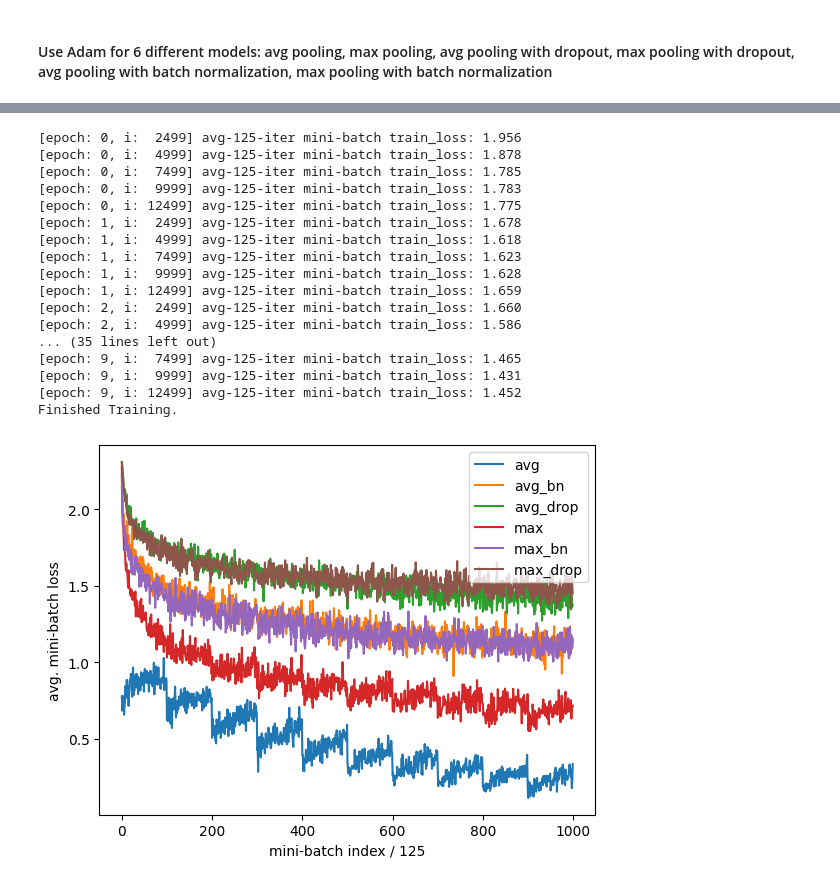
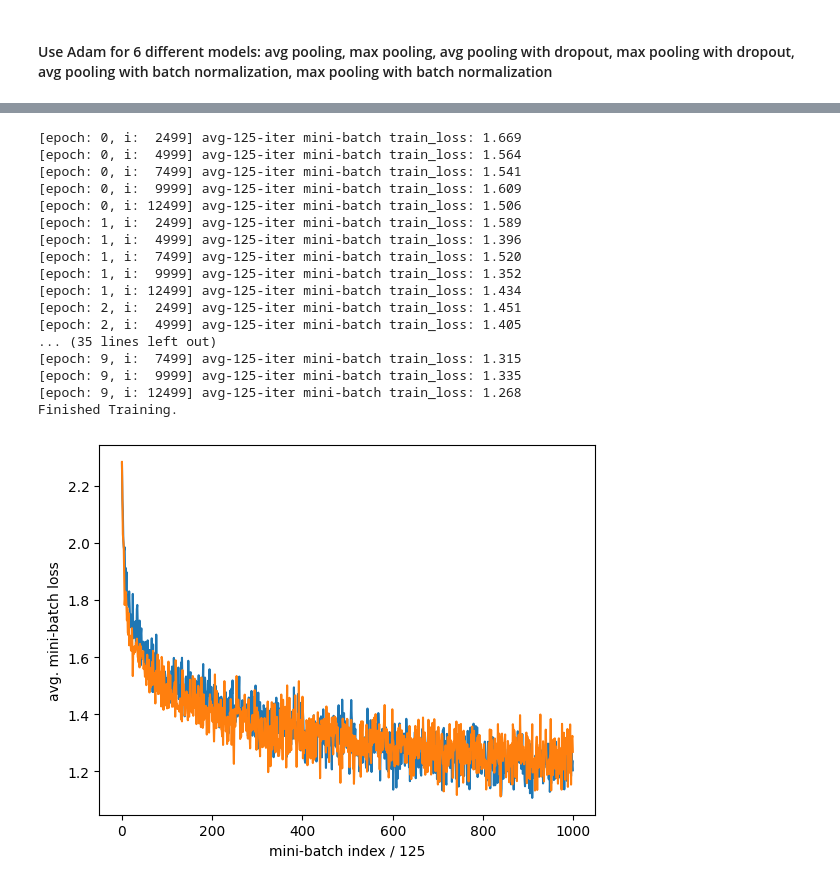
Before and after one commit to hao24real/storage_efficient_cnn, a Jupyter notebook: hw4.ipynb, the cells around one changed output, grey strips where cells are left out. Cells and saved outputs as stored; diff of their text form; code cells hidden in the pictures.

```diff
--- a/hw4.ipynb
+++ b/hw4.ipynb
@@ -879,7 +881,7 @@ for epoch in range(epochs):  # Loop over the dataset multiple times.
         running_train_loss += train_loss.item()
 
         # this is for recording training accuracy
-        _, predicted = torch.max(train_output, 1)
+        _, predicted = torch.max(train_output.data, 1)
         train_total += labels.size(0)
         train_correct += (predicted == labels).sum().item()
 
@@ -908,7 +910,7 @@ for epoch in range(epochs):  # Loop over the dataset multiple times.
             inputs, labels = inputs.to(device), labels.to(device)
             test_output = avg_drop_net(inputs)
             # get the class which has the maximum probability
-            _, predicted = torch.max(test_output, 1)
+            _, predicted = torch.max(test_output.data, 1)
             test_total += labels.size(0)
             test_correct += (predicted == labels).sum().item()
 
@@ -990,7 +992,7 @@ for epoch in range(epochs):  # Loop over the dataset multiple times.
         running_train_loss += train_loss.item()
 
         # this is for recording training accuracy
-        _, predicted = torch.max(train_output, 1)
+        _, predicted = torch.max(train_output.data, 1)
         train_total += labels.size(0)
         train_correct += (predicted == labels).sum().item()
 
@@ -1019,7 +1021,7 @@ for epoch in range(epochs):  # Loop over the dataset multiple times.
             inputs, labels = inputs.to(device), labels.to(device)
             test_output = max_net(inputs)
             # get the class which has the maximum probability
-            _, predicted = torch.max(test_output, 1)
+            _, predicted = torch.max(test_output.data, 1)
             test_total += labels.size(0)
             test_correct += (predicted == labels).sum().item()
 
@@ -1101,7 +1103,7 @@ for epoch in range(epochs):  # Loop over the dataset multiple times.
         running_train_loss += train_loss.item()
 
         # this is for recording training accuracy
-        _, predicted = torch.max(train_output, 1)
+        _, predicted = torch.max(train_output.data, 1)
         train_total += labels.size(0)
         train_correct += (predicted == labels).sum().item()
 
@@ -1130,7 +1132,7 @@ for epoch in range(epochs):  # Loop over the dataset multiple times.
             inputs, labels = inputs.to(device), labels.to(device)
             test_output = max_bn_net(inputs)
             # get the class which has the maximum probability
-            _, predicted = torch.max(test_output, 1)
+            _, predicted = torch.max(test_output.data, 1)
             test_total += labels.size(0)
             test_correct += (predicted == labels).sum().item()
 
@@ -1212,7 +1214,7 @@ for epoch in range(epochs):  # Loop over the dataset multiple times.
         running_train_loss += train_loss.item()
 
         # this is for recording training accuracy
-        _, predicted = torch.max(train_output, 1)
+        _, predicted = torch.max(train_output.data, 1)
         train_total += labels.size(0)
         train_correct += (predicted == labels).sum().item()
 
@@ -1241,7 +1243,7 @@ for epoch in range(epochs):  # Loop over the dataset multiple times.
             inputs, labels = inputs.to(device), labels.to(device)
             test_output = max_drop_net(inputs)
             # get the class which has the maximum probability
-            _, predicted = torch.max(test_output, 1)
+            _, predicted = torch.max(test_output.data, 1)
             test_total += labels.size(0)
             test_correct += (predicted == labels).sum().item()
 
@@ -1255,36 +1257,36 @@ print('Finished Training.')
 PATH = './cifar_max_drop_net_adam.pth'
 torch.save(max_drop_net.state_dict(), PATH)
 # %% [output]
-[epoch: 0, i:  2499] avg-125-iter mini-batch train_loss: 1.956
-[epoch: 0, i:  4999] avg-125-iter mini-batch train_loss: 1.878
-[epoch: 0, i:  7499] avg-125-iter mini-batch train_loss: 1.785
-[epoch: 0, i:  9999] avg-125-iter mini-batch train_loss: 1.783
-[epoch: 0, i: 12499] avg-125-iter mini-batch train_loss: 1.775
-[epoch: 1, i:  2499] avg-125-iter mini-batch train_loss: 1.678
-[epoch: 1, i:  4999] avg-125-iter mini-batch train_loss: 1.618
-[epoch: 1, i:  7499] avg-125-iter mini-batch train_loss: 1.623
-[epoch: 1, i:  9999] avg-125-iter mini-batch train_loss: 1.628
-[epoch: 1, i: 12499] avg-125-iter mini-batch train_loss: 1.659
-[epoch: 2, i:  2499] avg-125-iter mini-batch train_loss: 1.660
-[epoch: 2, i:  4999] avg-125-iter mini-batch train_loss: 1.586
+[epoch: 0, i:  2499] avg-125-iter mini-batch train_loss: 1.669
+[epoch: 0, i:  4999] avg-125-iter mini-batch train_loss: 1.564
+[epoch: 0, i:  7499] avg-125-iter mini-batch train_loss: 1.541
+[epoch: 0, i:  9999] avg-125-iter mini-batch train_loss: 1.609
+[epoch: 0, i: 12499] avg-125-iter mini-batch train_loss: 1.506
+[epoch: 1, i:  2499] avg-125-iter mini-batch train_loss: 1.589
+[epoch: 1, i:  4999] avg-125-iter mini-batch train_loss: 1.396
+[epoch: 1, i:  7499] avg-125-iter mini-batch train_loss: 1.520
+[epoch: 1, i:  9999] avg-125-iter mini-batch train_loss: 1.352
+[epoch: 1, i: 12499] avg-125-iter mini-batch train_loss: 1.434
+[epoch: 2, i:  2499] avg-125-iter mini-batch train_loss: 1.451
+[epoch: 2, i:  4999] avg-125-iter mini-batch train_loss: 1.405
 ... (35 lines left out)
-[epoch: 9, i:  7499] avg-125-iter mini-batch train_loss: 1.465
-[epoch: 9, i:  9999] avg-125-iter mini-batch train_loss: 1.431
-[epoch: 9, i: 12499] avg-125-iter mini-batch train_loss: 1.452
+[epoch: 9, i:  7499] avg-125-iter mini-batch train_loss: 1.315
+[epoch: 9, i:  9999] avg-125-iter mini-batch train_loss: 1.335
+[epoch: 9, i: 12499] avg-125-iter mini-batch train_loss: 1.268
 Finished Training.
 # %%
-plt.plot(avg_avg_train_losses)
-plt.plot(avg_bn_avg_train_losses)
+# plt.plot(avg_avg_train_losses)
+# plt.plot(avg_bn_avg_train_losses)
 plt.plot(avg_drop_avg_train_losses)
-plt.plot(max_avg_train_losses)
-plt.plot(max_bn_avg_train_losses)
+# plt.plot(max_avg_train_losses)
+# plt.plot(max_bn_avg_train_losses)
 plt.plot(max_drop_avg_train_losses)
 plt.xlabel('mini-batch index / {}'.format(record_freq))
 plt.ylabel('avg. mini-batch loss')
-plt.legend(['avg', 'avg_bn', 'avg_drop', 'max', 'max_bn', 'max_drop'])
+# plt.legend(['avg', 'avg_bn', 'avg_drop', 'max', 'max_bn', 'max_drop'])
 plt.show()
 # %% [output]
-[figure, old version]
+[figure, new version]
 # %%
 plt.plot(max_bn_train_accuracies)
 plt.plot(max_bn_test_accuracies)
```
Also changed, not shown: parts of 16 cells of this notebook, 3 other files.
